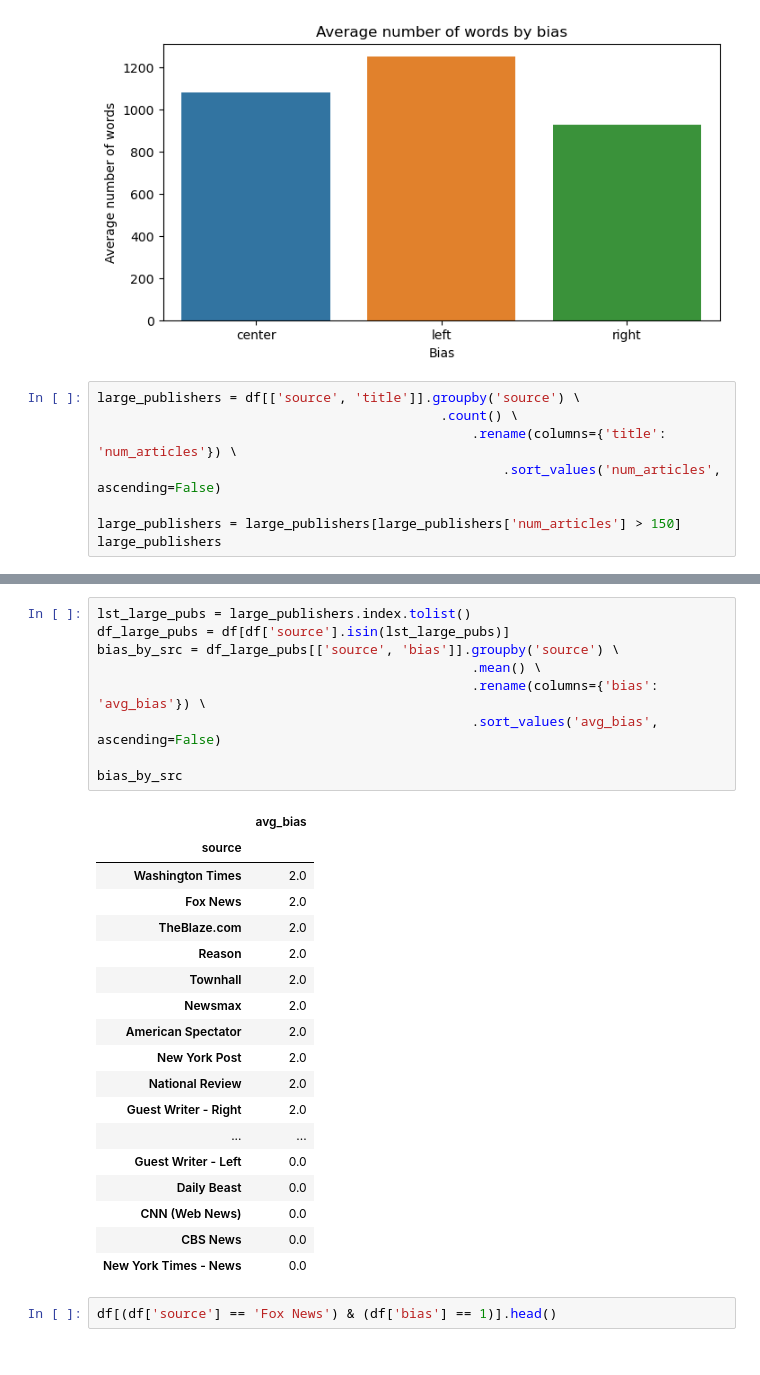
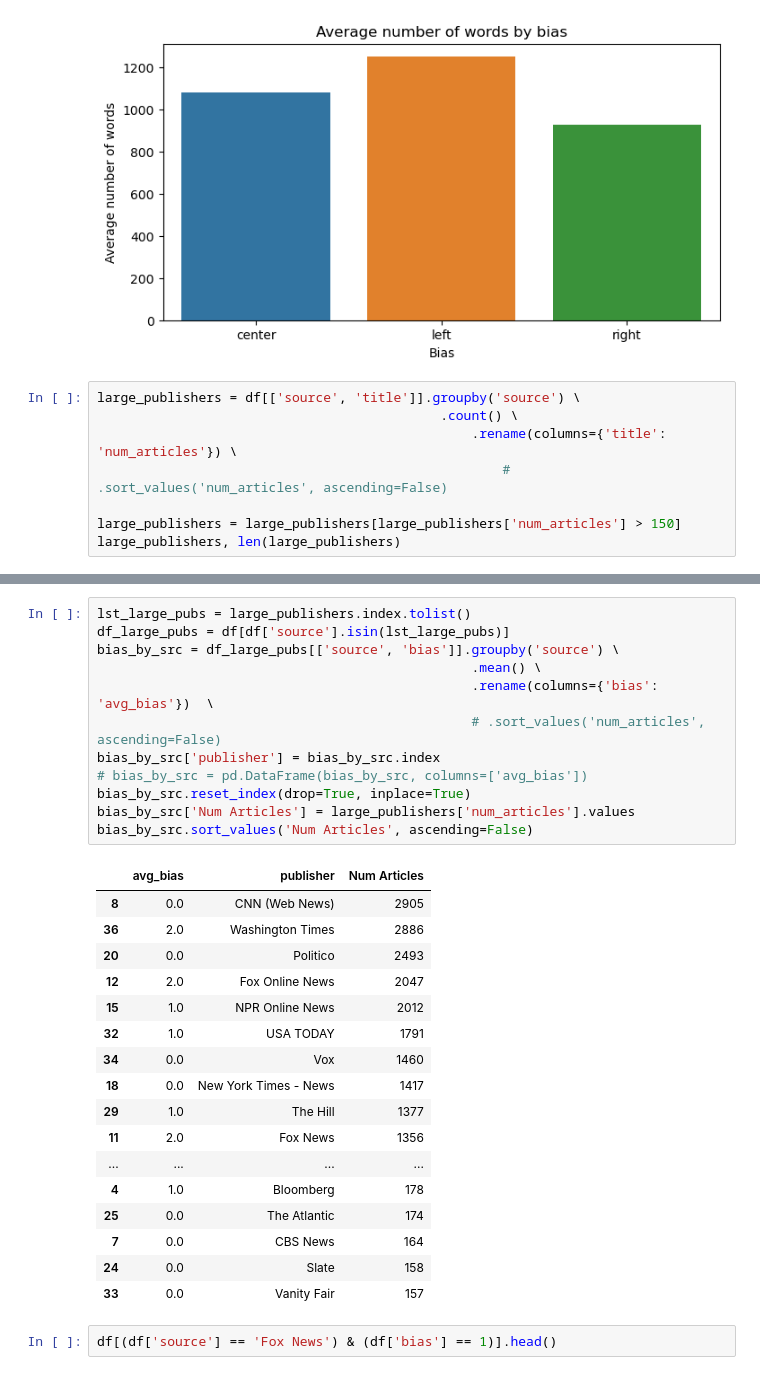
Before and after one commit to Wesley-Allen-01/CSCI4022_FinalProject, a Jupyter notebook: exploratory_analysis.ipynb, the cells around one changed output, grey strips where cells are left out. Cells and saved outputs as stored; diff of their text form.

```diff
--- a/exploratory_analysis.ipynb
+++ b/exploratory_analysis.ipynb
@@ -71,8 +71,8 @@ plt.show()
 large_publishers = df[['source', 'title']].groupby('source') \
                                             .count() \
                                                 .rename(columns={'title': 'num_articles'}) \
-                                                    .sort_values('num_articles', ascending=False)
+                                                    # .sort_values('num_articles', ascending=False)
 
 large_publishers = large_publishers[large_publishers['num_articles'] > 150]
-large_publishers
+large_publishers, len(large_publishers)
 # %% [output]
@@ -97,31 +96,33 @@ large_publishers
 # %%
 lst_large_pubs = large_publishers.index.tolist()
 df_large_pubs = df[df['source'].isin(lst_large_pubs)]
 bias_by_src = df_large_pubs[['source', 'bias']].groupby('source') \
                                                 .mean() \
-                                                .rename(columns={'bias': 'avg_bias'}) \
-                                                .sort_values('avg_bias', ascending=False)
-
-bias_by_src
+                                                .rename(columns={'bias': 'avg_bias'})  \
+                                                # .sort_values('num_articles', ascending=False)
+bias_by_src['publisher'] = bias_by_src.index
+# bias_by_src = pd.DataFrame(bias_by_src, columns=['avg_bias'])
+bias_by_src.reset_index(drop=True, inplace=True)
+bias_by_src['Num Articles'] = large_publishers['num_articles'].values
+bias_by_src.sort_values('Num Articles', ascending=False)
 # %% [output]
-|  | avg_bias |
-| source |  |
-| Washington Times | 2.0 |
-| Fox News | 2.0 |
-| TheBlaze.com | 2.0 |
-| Reason | 2.0 |
-| Townhall | 2.0 |
-| Newsmax | 2.0 |
-| American Spectator | 2.0 |
-| New York Post | 2.0 |
-| National Review | 2.0 |
-| Guest Writer - Right | 2.0 |
-| ... | ... |
-| Guest Writer - Left | 0.0 |
-| Daily Beast | 0.0 |
-| CNN (Web News) | 0.0 |
-| CBS News | 0.0 |
-| New York Times - News | 0.0 |
+|  | avg_bias | publisher | Num Articles |
+| 8 | 0.0 | CNN (Web News) | 2905 |
+| 36 | 2.0 | Washington Times | 2886 |
+| 20 | 0.0 | Politico | 2493 |
+| 12 | 2.0 | Fox Online News | 2047 |
+| 15 | 1.0 | NPR Online News | 2012 |
+| 32 | 1.0 | USA TODAY | 1791 |
+| 34 | 0.0 | Vox | 1460 |
+| 18 | 0.0 | New York Times - News | 1417 |
+| 29 | 1.0 | The Hill | 1377 |
+| 11 | 2.0 | Fox News | 1356 |
+| ... | ... | ... | ... |
+| 4 | 1.0 | Bloomberg | 178 |
+| 25 | 0.0 | The Atlantic | 174 |
+| 7 | 0.0 | CBS News | 164 |
+| 24 | 0.0 | Slate | 158 |
+| 33 | 0.0 | Vanity Fair | 157 |
 # %%
 df[(df['source'] == 'Fox News') & (df['bias'] == 1)].head()
 # %% [output]
```
Also changed, not shown: parts of 1 cell of this notebook, 2 other files.
